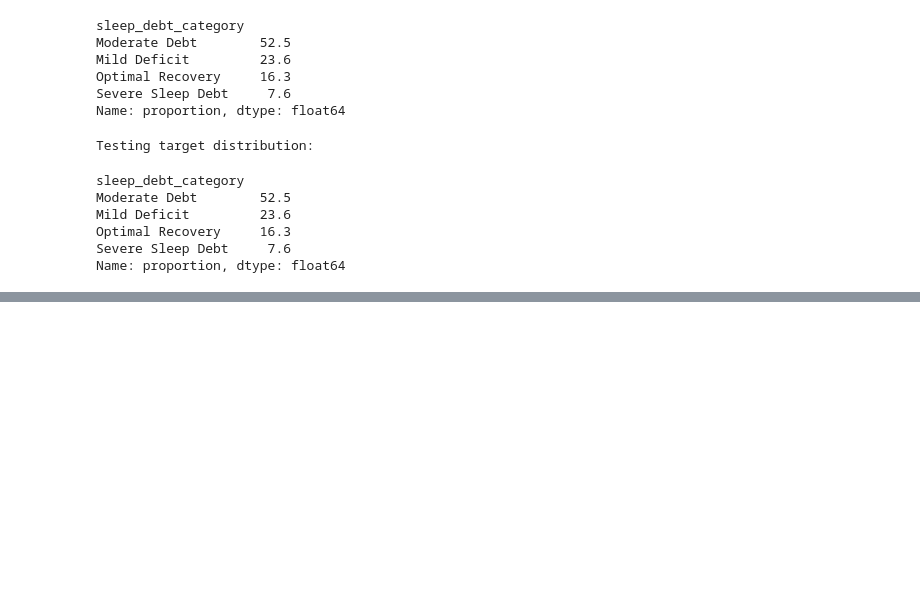
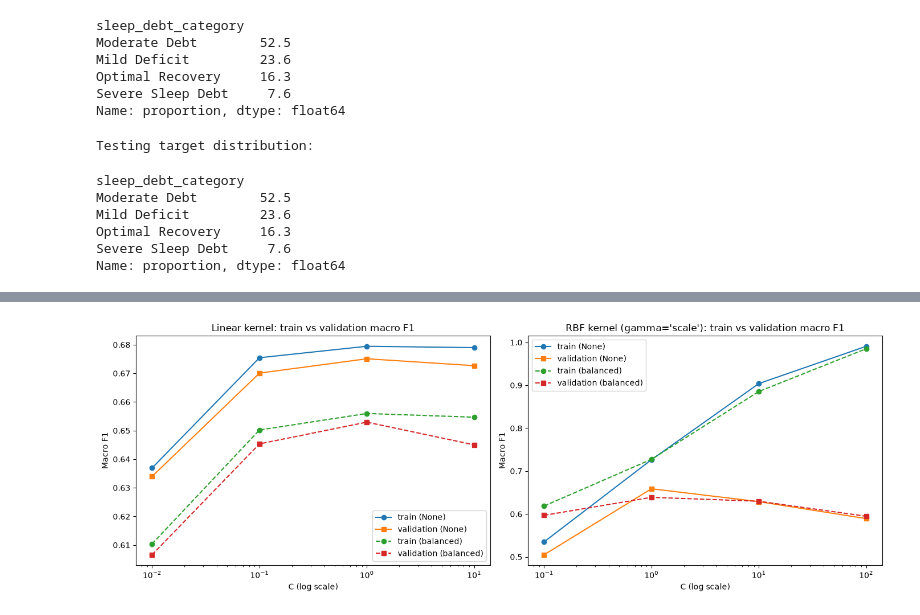
Before and after one commit to amandarinle/ML-SleepDebt-Project, a Jupyter notebook: sleep_debt_project.ipynb, the cells around one changed output, grey strips where cells are left out. Drawn from its saved outputs; the diff is of its cells as text; code cells hidden in the pictures; blank space fills up the shorter version.

```diff
--- a/sleep_debt_project.ipynb
+++ b/sleep_debt_project.ipynb
@@ -961,0 +1150,28 @@ preprocessor = ColumnTransformer(
+# %%
+# training vs validation macro F1 as C changes
+fig, axes = plt.subplots(1, 2, figsize=(14, 5))
+
+linear_res = grid_results[grid_results["kernel"] == "linear"]
+for cw, style in [("None", "-"), ("balanced", "--")]:
+    sub = linear_res[linear_res["class_weight"] == cw].sort_values("C")
+    axes[0].plot(sub["C"], sub["mean_train_f1_macro"], marker="o", linestyle=style, label=f"train ({cw})")
+    axes[0].plot(sub["C"], sub["mean_test_f1_macro"], marker="s", linestyle=style, label=f"validation ({cw})")
+axes[0].set_xscale("log")
+axes[0].set_title("Linear kernel: train vs validation macro F1")
+
+rbf_scale = rbf_results[rbf_results["gamma"] == "scale"]
+for cw, style in [("None", "-"), ("balanced", "--")]:
+    sub = rbf_scale[rbf_scale["class_weight"] == cw].sort_values("C")
+    axes[1].plot(sub["C"], sub["mean_train_f1_macro"], marker="o", linestyle=style, label=f"train ({cw})")
+    axes[1].plot(sub["C"], sub["mean_test_f1_macro"], marker="s", linestyle=style, label=f"validation ({cw})")
+axes[1].set_xscale("log")
+axes[1].set_title("RBF kernel (gamma='scale'): train vs validation macro F1")
+
+for ax in axes:
+    ax.set_xlabel("C (log scale)")
+    ax.set_ylabel("Macro F1")
+    ax.legend()
+plt.tight_layout()
+plt.show()
+# %% [output]
+[figure, added]
```
Also changed, not shown: parts of 35 cells of this notebook.
